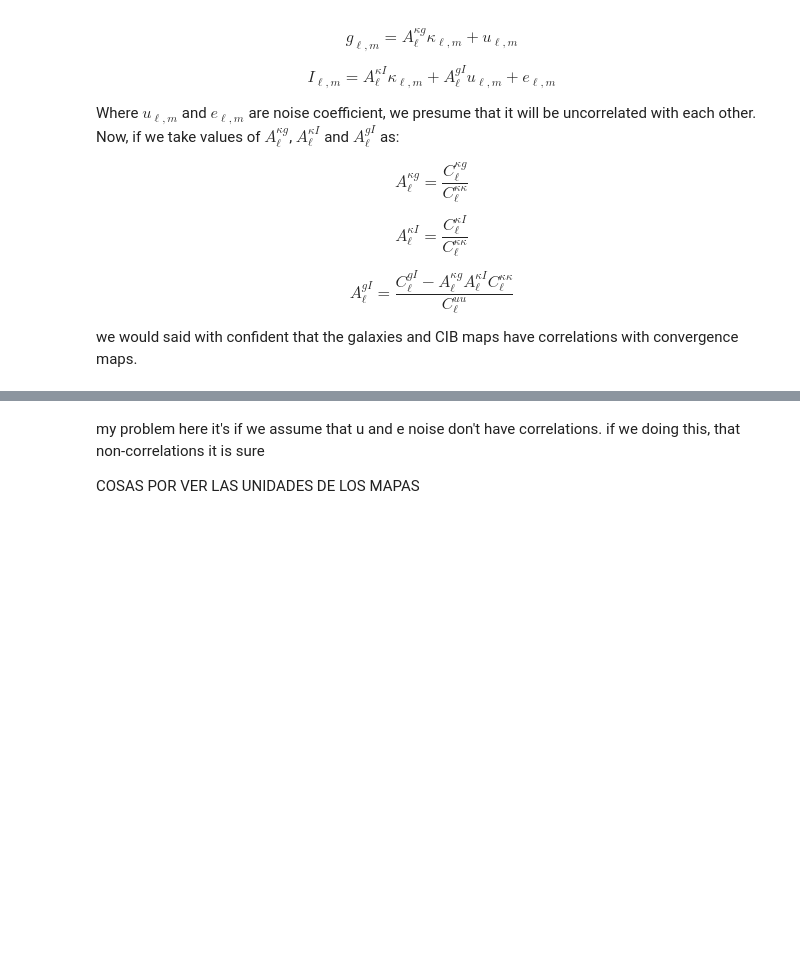
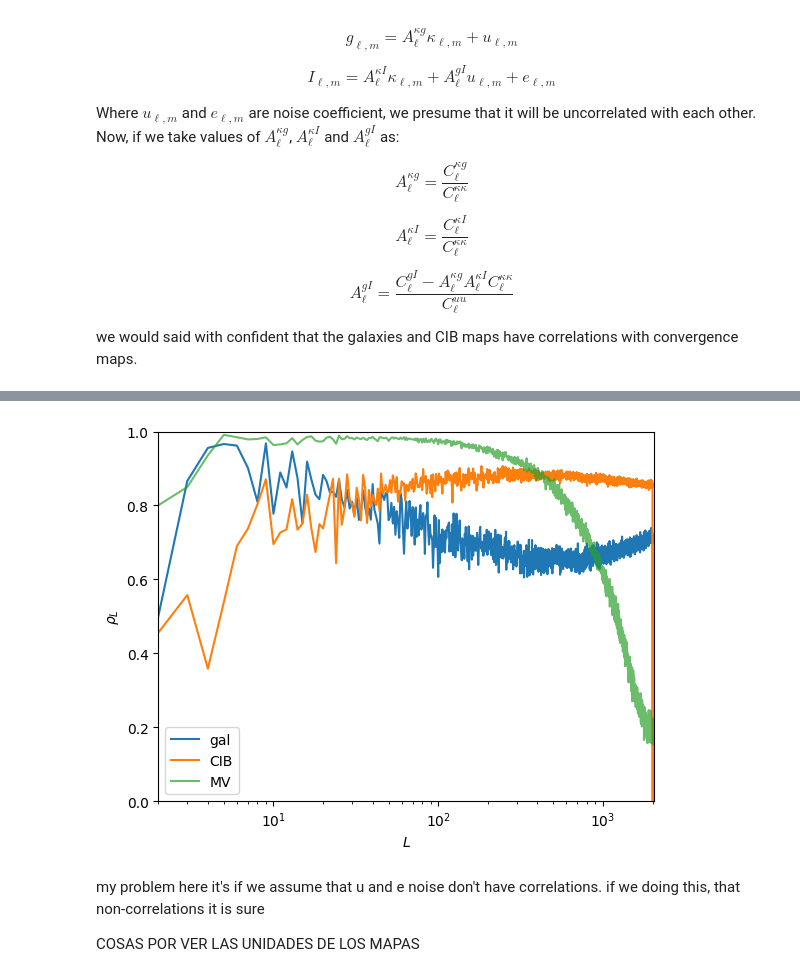
Before and after one commit to jabp270/Cosmo_MSc, a Jupyter notebook: notebooks/External_tracers.ipynb, the cells around one changed output, grey strips where cells are left out. Drawn from its saved outputs; the diff is of its cells as text; code cells hidden in the pictures; blank space fills up the shorter version.

```diff
--- a/notebooks/External_tracers.ipynb
+++ b/notebooks/External_tracers.ipynb
@@ -383,3 +484,32 @@ ilm = hp.almxfl(klm,A_kI) + hp.almxfl(ulm,A_gI) + elm
+# %%
+lmax = 2048
+
+rho_input_gal = corr_coeff(kappa_input, kappa_gal, lmax)
+rho_input_cib = corr_coeff(kappa_input, kappa_cib, lmax)
+
+rho_input_int = {}
+for name in names:
+    rho_input_int[name] = corr_coeff(kappa_input, kappa_rec_int_1d[name], lmax)
+# %%
+ells = np.arange(lmax + 1)
+
+plt.plot(ells, rho_input_gal, label="gal")
+plt.plot(ells, rho_input_cib, label="CIB")
+plt.plot(ells, rho_input_int["MV"], label=name, alpha=0.7)
+
+
+# for name in names:
+#     plt.plot(ells, rho_input_int[name], label=name, alpha=0.7)
+
+plt.xscale("log")
+plt.ylim(0, 1)
+plt.xlim(2, lmax)
+plt.xlabel(r"$L$")
+plt.ylabel(r"$\rho_L$")
+plt.legend()
+plt.show()
+# %% [output]
+[figure, added]
 # %% [markdown]
 my problem here it's if we assume that u and e noise don't have correlations. if we doing this, that non-correlations it is sure
 
```
Also changed, not shown: parts of 5 cells of this notebook, 27 other files.
